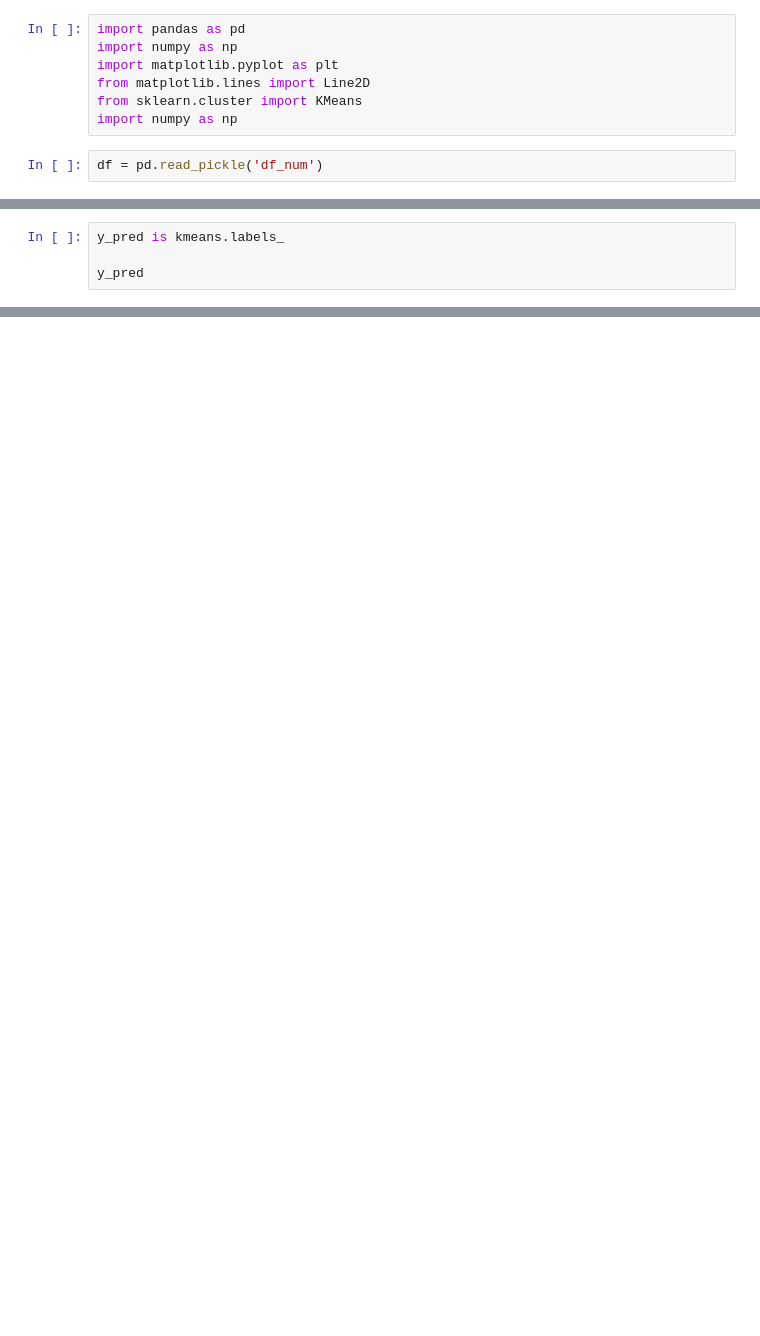
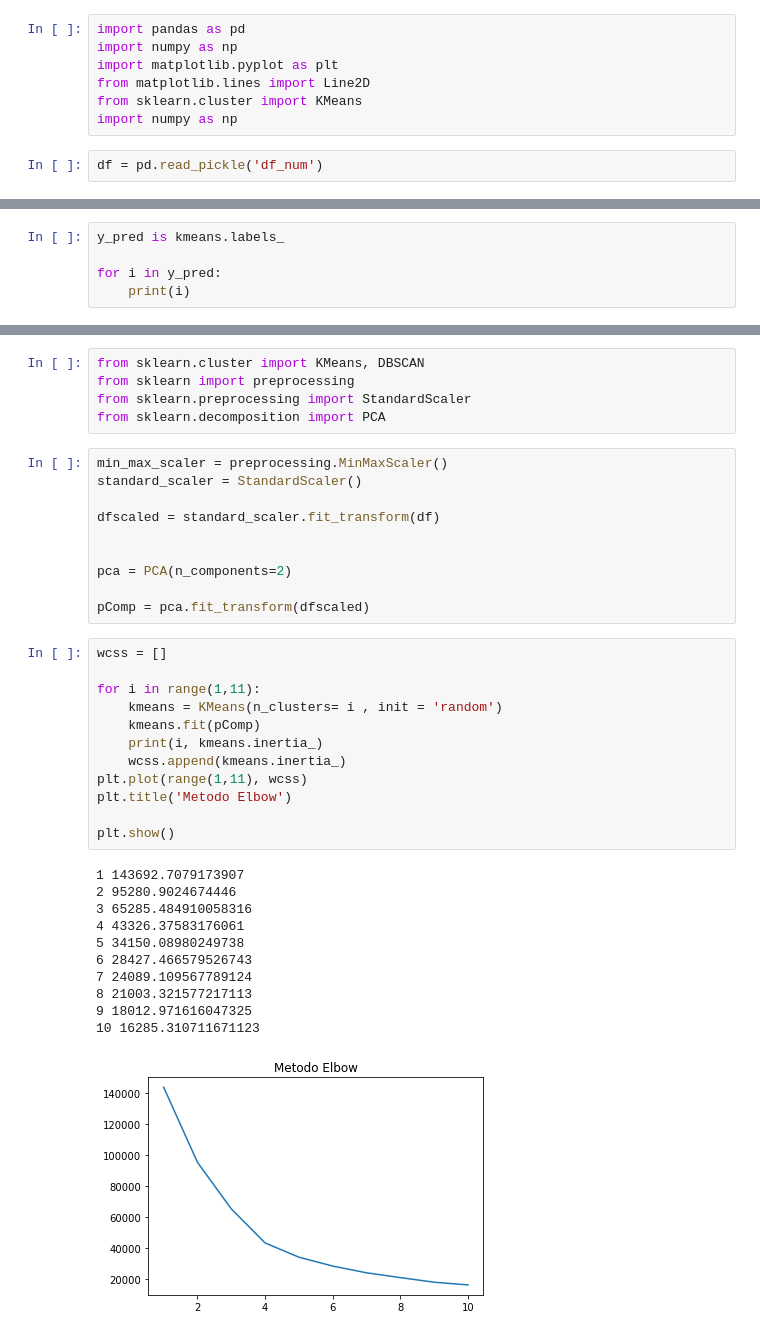
Before and after one commit to GachanDois/lcdia, a Jupyter notebook: Aplicando Kmeans e Clusterizacao.ipynb, the cells around one changed output, grey strips where cells are left out. Cells and saved outputs as stored; diff of their text form; blank space fills up the shorter version.

```diff
--- a/Aplicando Kmeans e Clusterizacao.ipynb
+++ b/Aplicando Kmeans e Clusterizacao.ipynb
@@ -14,5 +14,6 @@ y_pred = kmeans.fit_predict(df)
 # %%
 y_pred is kmeans.labels_
 
-y_pred
+for i in y_pred:
+    print(i)
 # %% [output]
@@ -58,0 +80,39 @@ plt.show()
+# %%
+from sklearn.cluster import KMeans, DBSCAN
+from sklearn import preprocessing
+from sklearn.preprocessing import StandardScaler
+from sklearn.decomposition import PCA
+# %%
+min_max_scaler = preprocessing.MinMaxScaler()
+standard_scaler = StandardScaler()
+
+dfscaled = standard_scaler.fit_transform(df)
+
+
+pca = PCA(n_components=2)
+
+pComp = pca.fit_transform(dfscaled)
+# %%
+wcss = []
+
+for i in range(1,11):
+    kmeans = KMeans(n_clusters= i , init = 'random')
+    kmeans.fit(pComp)
+    print(i, kmeans.inertia_)
+    wcss.append(kmeans.inertia_)
+plt.plot(range(1,11), wcss)
+plt.title('Metodo Elbow')
+
+plt.show()
+# %% [output]
+1 143692.7079173907
+2 95280.9024674446
+3 65285.484910058316
+4 43326.37583176061
+5 34150.08980249738
+6 28427.466579526743
+7 24089.109567789124
+8 21003.321577217113
+9 18012.971616047325
+10 16285.310711671123
+[figure, added]
```
Also changed, not shown: parts of 16 cells of this notebook, 3 other files.
